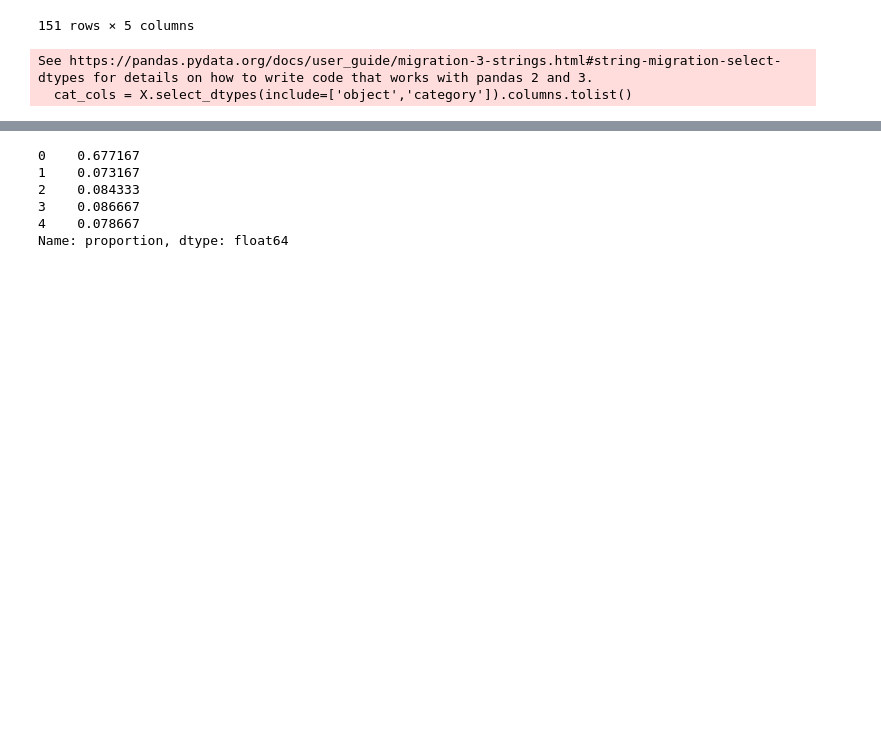
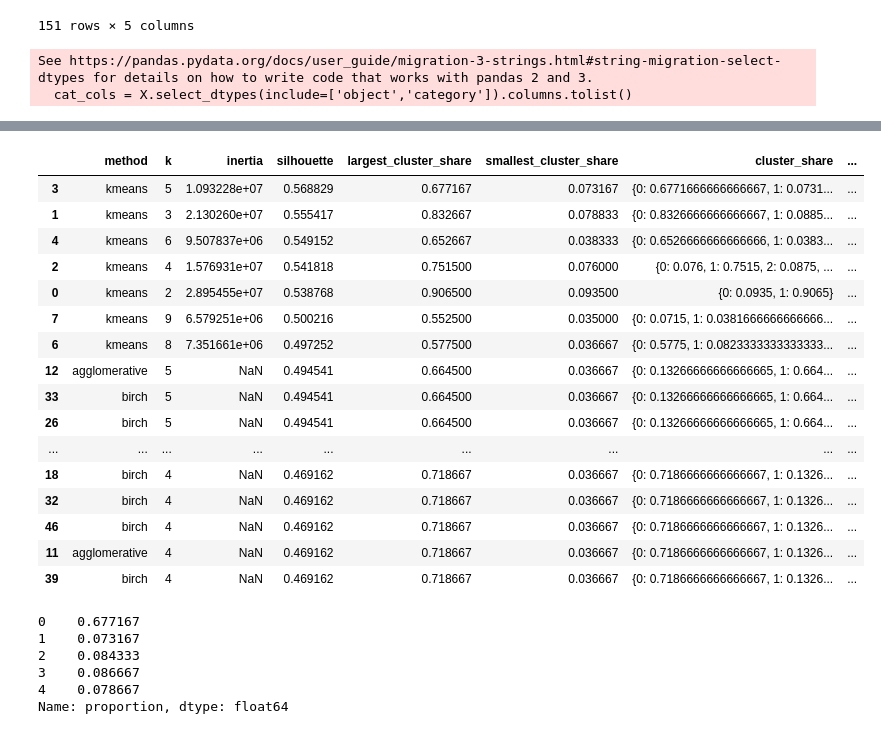
Before and after one commit to easyMil/app_prem_sales, a Jupyter notebook: inpost_task.ipynb, the cells around one changed output, grey strips where cells are left out. Saved outputs shown, nothing was run; the diff lists cells and outputs as text; code cells hidden in the pictures; blank space fills up the shorter version.

```diff
--- a/inpost_task.ipynb
+++ b/inpost_task.ipynb
@@ -1133,0 +1181,31 @@ plt.show()
+# %%
+# Check of segmentation method - Birch
+
+from sklearn.cluster import Birch
+
+birch_results = []
+
+for threshold in [0.2, 0.3, 0.5, 0.7, 1.0]:
+    for k in range(2, 9):
+        birch = Birch(
+            n_clusters=k,
+            threshold=threshold,
+            branching_factor=50
+        )
+
+        labels = birch.fit_predict(X_clean)
+
+        cluster_share = pd.Series(labels).value_counts(normalize=True).sort_index()
+
+        birch_results.append({
+            "method": "birch",
+            "threshold": threshold,
+            "k": k,
+            "silhouette": silhouette_score(X_clean, labels),
+            "largest_cluster_share": cluster_share.max(),
+            "smallest_cluster_share": cluster_share.min(),
+            "cluster_share": cluster_share.to_dict()
+        })
+
+birch_results = pd.DataFrame(birch_results)
+birch_results.sort_values("silhouette", ascending=False).head(20)
@@ -1134 +1230,25 @@ plt.show()
+# %%
+# Choosing the best segmentation method according to silhouette score, cluster size and next in case of kmeans Elbow graph
+
+comparison_results = pd.concat([kmeans_results, agg_results, birch_results],ignore_index=True)
+
+comparison_results.sort_values("silhouette",ascending=False).head(20)
+# %% [output]
+|  | method | k | inertia | silhouette | largest_cluster_share | smallest_cluster_share | cluster_share | ... |
+| 3 | kmeans | 5 | 1.093228e+07 | 0.568829 | 0.677167 | 0.073167 | {0: 0.6771666666666667, 1: 0.0731... | ... |
+| 1 | kmeans | 3 | 2.130260e+07 | 0.555417 | 0.832667 | 0.078833 | {0: 0.8326666666666667, 1: 0.0885... | ... |
+| 4 | kmeans | 6 | 9.507837e+06 | 0.549152 | 0.652667 | 0.038333 | {0: 0.6526666666666666, 1: 0.0383... | ... |
+| 2 | kmeans | 4 | 1.576931e+07 | 0.541818 | 0.751500 | 0.076000 | {0: 0.076, 1: 0.7515, 2: 0.0875, ... | ... |
+| 0 | kmeans | 2 | 2.895455e+07 | 0.538768 | 0.906500 | 0.093500 | {0: 0.0935, 1: 0.9065} | ... |
+| 7 | kmeans | 9 | 6.579251e+06 | 0.500216 | 0.552500 | 0.035000 | {0: 0.0715, 1: 0.0381666666666666... | ... |
+| 6 | kmeans | 8 | 7.351661e+06 | 0.497252 | 0.577500 | 0.036667 | {0: 0.5775, 1: 0.0823333333333333... | ... |
+| 12 | agglomerative | 5 | NaN | 0.494541 | 0.664500 | 0.036667 | {0: 0.13266666666666665, 1: 0.664... | ... |
+| 33 | birch | 5 | NaN | 0.494541 | 0.664500 | 0.036667 | {0: 0.13266666666666665, 1: 0.664... | ... |
+| 26 | birch | 5 | NaN | 0.494541 | 0.664500 | 0.036667 | {0: 0.13266666666666665, 1: 0.664... | ... |
+| ... | ... | ... | ... | ... | ... | ... | ... | ... |
+| 18 | birch | 4 | NaN | 0.469162 | 0.718667 | 0.036667 | {0: 0.7186666666666667, 1: 0.1326... | ... |
+| 32 | birch | 4 | NaN | 0.469162 | 0.718667 | 0.036667 | {0: 0.7186666666666667, 1: 0.1326... | ... |
+| 46 | birch | 4 | NaN | 0.469162 | 0.718667 | 0.036667 | {0: 0.7186666666666667, 1: 0.1326... | ... |
+| 11 | agglomerative | 4 | NaN | 0.469162 | 0.718667 | 0.036667 | {0: 0.7186666666666667, 1: 0.1326... | ... |
+| 39 | birch | 4 | NaN | 0.469162 | 0.718667 | 0.036667 | {0: 0.7186666666666667, 1: 0.1326... | ... |
 # %%
```
Also changed, not shown: parts of 30 cells of this notebook.
